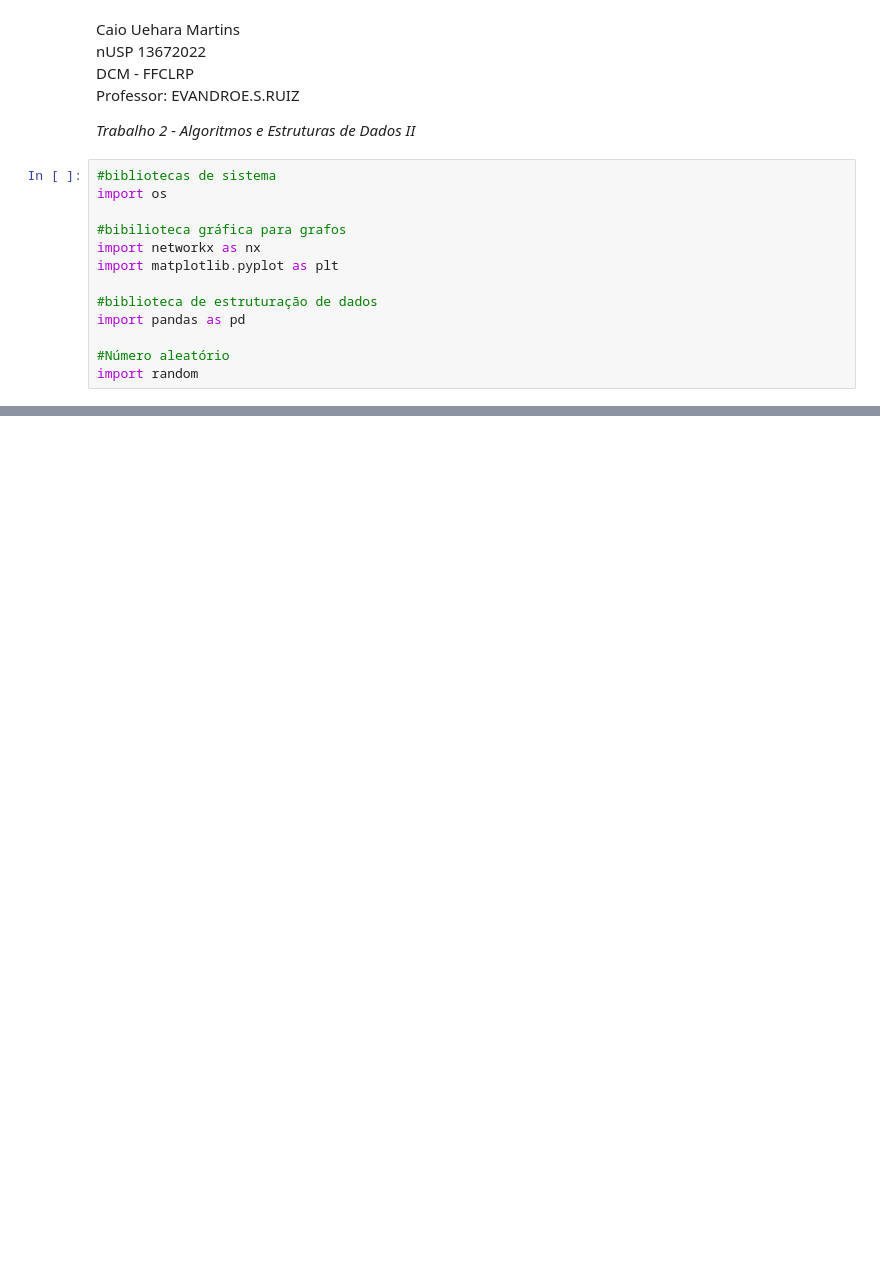
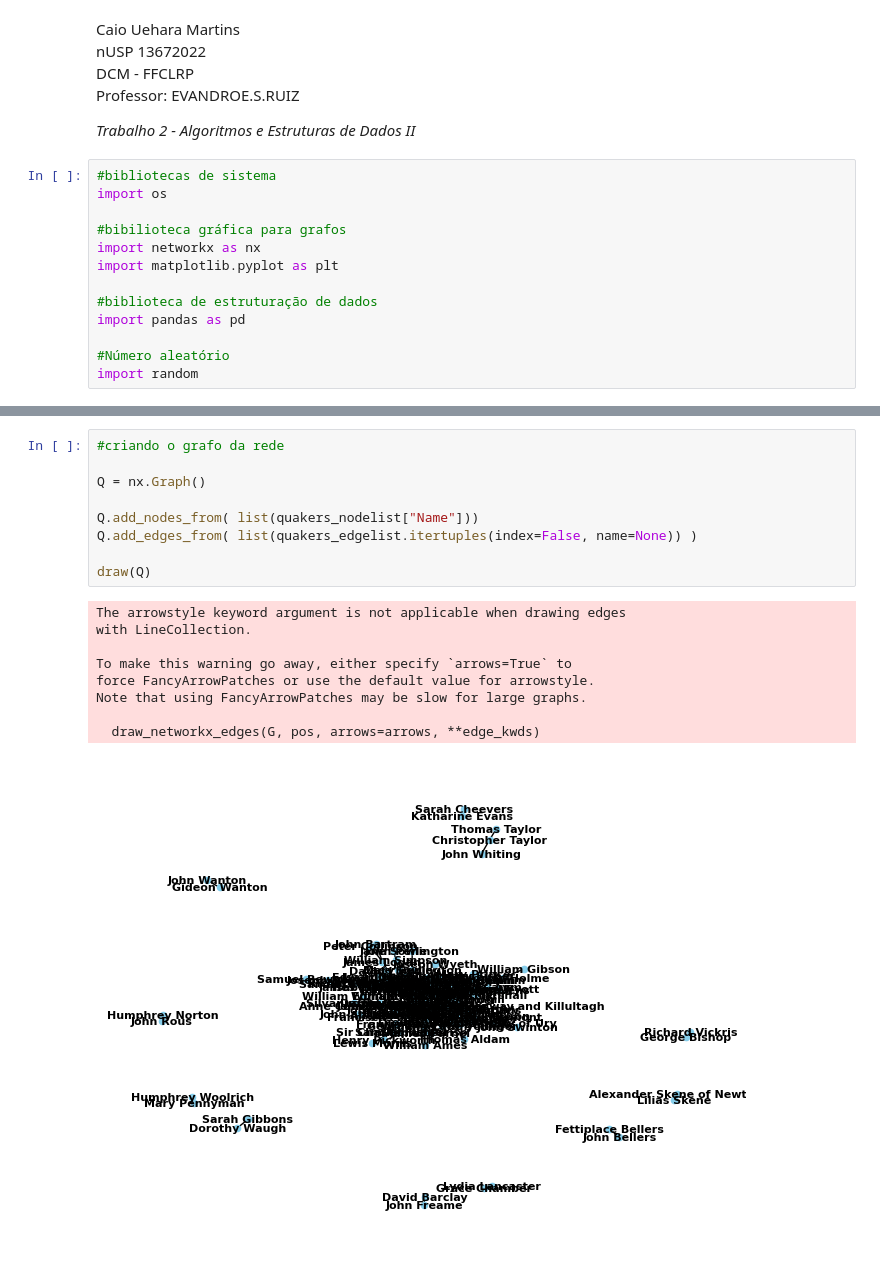
Before and after one commit to caiouehara/AED2-trabalho-grafos-DFS, a Jupyter notebook: code/main.ipynb, the cells around one changed output, grey strips where cells are left out. Saved outputs shown, nothing was run; the diff lists cells and outputs as text; blank space fills up the shorter version.

```diff
--- a/code/main.ipynb
+++ b/code/main.ipynb
@@ -109,0 +121,19 @@ display(quakers_edgelist)
+# %%
+#criando o grafo da rede
+
+Q = nx.Graph()
+
+Q.add_nodes_from( list(quakers_nodelist["Name"]))
+Q.add_edges_from( list(quakers_edgelist.itertuples(index=False, name=None)) )
+
+draw(Q)
+# %% [output]
+The arrowstyle keyword argument is not applicable when drawing edges
+with LineCollection.
+
+To make this warning go away, either specify `arrows=True` to
+force FancyArrowPatches or use the default value for arrowstyle.
+Note that using FancyArrowPatches may be slow for large graphs.
+
+  draw_networkx_edges(G, pos, arrows=arrows, **edge_kwds)
+[figure, added]
```
Also changed, not shown: parts of 2 cells of this notebook.
